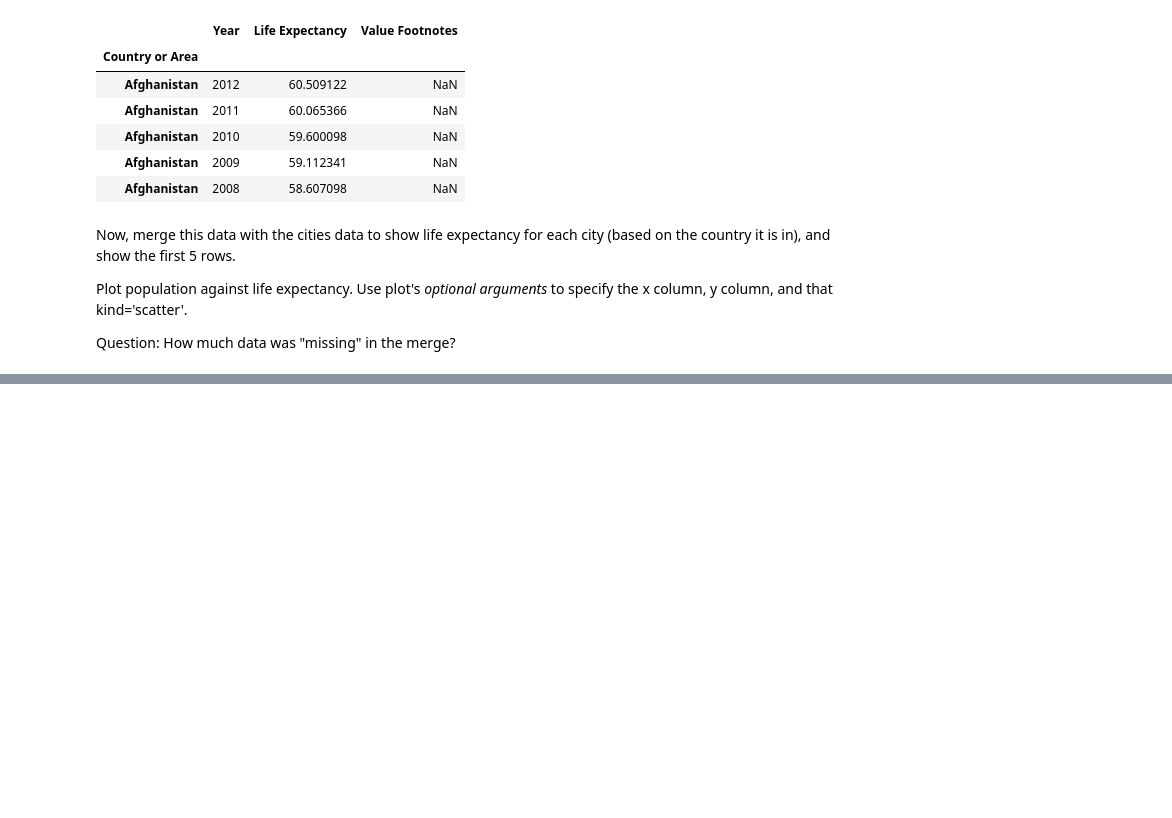
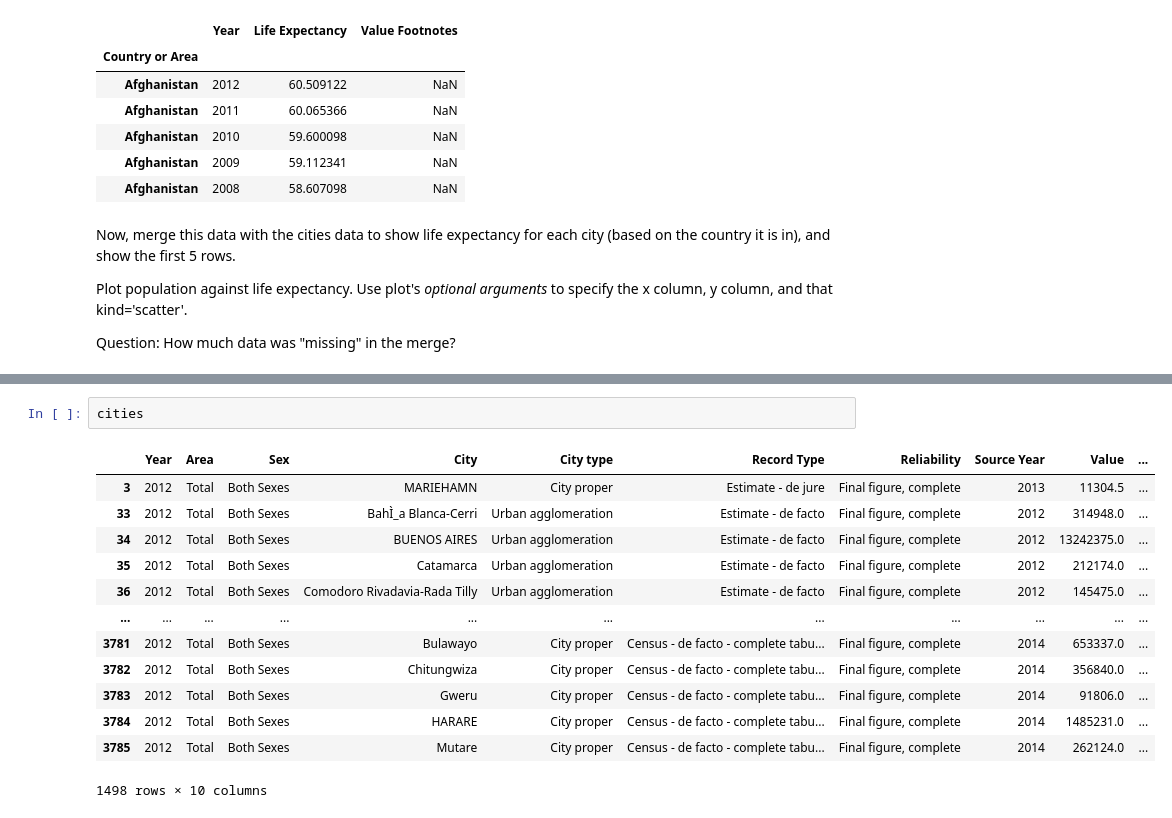
Before and after one commit to yihsun25/QM2, a Jupyter notebook: notebooks/RW. Merging and Joining.ipynb, the cells around one changed output, grey strips where cells are left out. Drawn from its saved outputs; the diff is of its cells as text; blank space fills up the shorter version.

```diff
--- a/notebooks/RW. Merging and Joining.ipynb
+++ b/notebooks/RW. Merging and Joining.ipynb
@@ -572,3 +578,19 @@ merge_date.head()
 | 34 | 2012 | Total | Both Sexes | BUENOS AIRES | Urban agglomeration | Estimate - de facto | Final figure, complete | 2012 | 13242375.0 | ... |
 | 34 | 2012 | Total | Both Sexes | BUENOS AIRES | Urban agglomeration | Estimate - de facto | Final figure, complete | 2012 | 13242375.0 | ... |
 | 34 | 2012 | Total | Both Sexes | BUENOS AIRES | Urban agglomeration | Estimate - de facto | Final figure, complete | 2012 | 13242375.0 | ... |
+# %%
+cities
+# %% [output]
+|  | Year | Area | Sex | City | City type | Record Type | Reliability | Source Year | Value | ... |
+| 3 | 2012 | Total | Both Sexes | MARIEHAMN | City proper | Estimate - de jure | Final figure, complete | 2013 | 11304.5 | ... |
+| 33 | 2012 | Total | Both Sexes | BahÌ_a Blanca-Cerri | Urban agglomeration | Estimate - de facto | Final figure, complete | 2012 | 314948.0 | ... |
+| 34 | 2012 | Total | Both Sexes | BUENOS AIRES | Urban agglomeration | Estimate - de facto | Final figure, complete | 2012 | 13242375.0 | ... |
+| 35 | 2012 | Total | Both Sexes | Catamarca | Urban agglomeration | Estimate - de facto | Final figure, complete | 2012 | 212174.0 | ... |
+| 36 | 2012 | Total | Both Sexes | Comodoro Rivadavia-Rada Tilly | Urban agglomeration | Estimate - de facto | Final figure, complete | 2012 | 145475.0 | ... |
+| ... | ... | ... | ... | ... | ... | ... | ... | ... | ... | ... |
+| 3781 | 2012 | Total | Both Sexes | Bulawayo | City proper | Census - de facto - complete tabu... | Final figure, complete | 2014 | 653337.0 | ... |
+| 3782 | 2012 | Total | Both Sexes | Chitungwiza | City proper | Census - de facto - complete tabu... | Final figure, complete | 2014 | 356840.0 | ... |
+| 3783 | 2012 | Total | Both Sexes | Gweru | City proper | Census - de facto - complete tabu... | Final figure, complete | 2014 | 91806.0 | ... |
+| 3784 | 2012 | Total | Both Sexes | HARARE | City proper | Census - de facto - complete tabu... | Final figure, complete | 2014 | 1485231.0 | ... |
+| 3785 | 2012 | Total | Both Sexes | Mutare | City proper | Census - de facto - complete tabu... | Final figure, complete | 2014 | 262124.0 | ... |
+1498 rows × 10 columns
```
Also changed, not shown: parts of 27 cells of this notebook.
